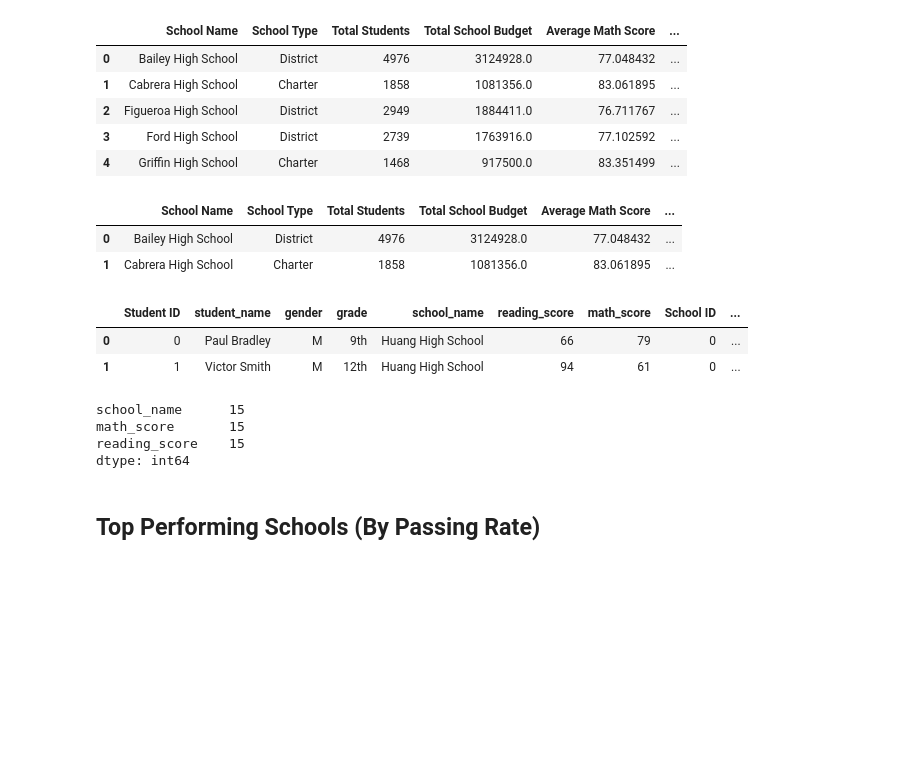
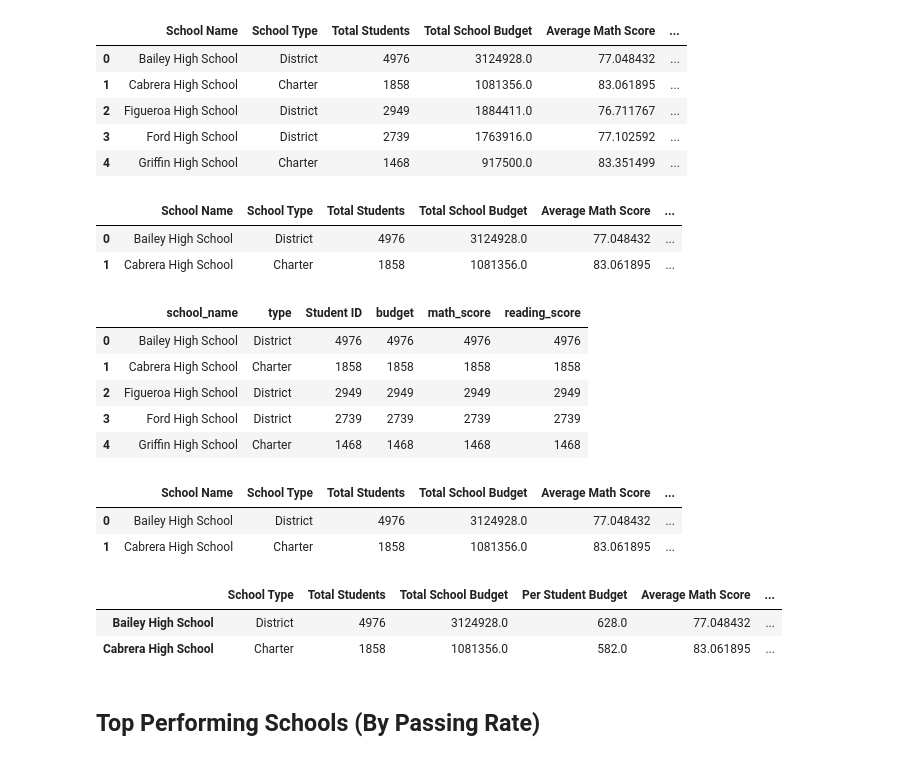
Before and after one commit to shaunclarke2333/Pandas, a Jupyter notebook: PyCitySchools_starter.ipynb, the cells around one changed output. Saved outputs shown, nothing was run; the diff lists cells and outputs as text; code cells hidden in the pictures; blank space fills up the shorter version.

```diff
--- a/PyCitySchools_starter.ipynb
+++ b/PyCitySchools_starter.ipynb
@@ -189,34 +197,20 @@ school_summary.head()
 | 4 | Griffin High School | Charter | 1468 | 917500.0 | 83.351499 | ... |
 # %%
 per_student_budget = school_summary["Total School Budget"] / school_summary["Total Students"]
-school_summary["Per Student Budget"] = per_student_budget
-school_summary.head(2)
+#per_student_budget
-# %% [output]
-|  | School Name | School Type | Total Students | Total School Budget | Average Math Score | ... |
-| 0 | Bailey High School | District | 4976 | 3124928.0 | 77.048432 | ... |
-| 1 | Cabrera High School | Charter | 1858 | 1081356.0 | 83.061895 | ... |
-# %%
-school_data_complete.head(2)
-# %% [output]
-|  | Student ID | student_name | gender | grade | school_name | reading_score | math_score | School ID | ... |
-| 0 | 0 | Paul Bradley | M | 9th | Huang High School | 66 | 79 | 0 | ... |
-| 1 | 1 | Victor Smith | M | 12th | Huang High School | 94 | 61 | 0 | ... |
-# %%
-per_pass = pd.DataFrame({"school_name":school_data_complete["school_name"],
-                         "math_score":school_data_complete["math_score"],
-                         "reading_score":school_data_complete["reading_score"]
-                        })
-new_per_pass = per_pass[per_pass["math_score"] >= 70]
-gr_new_per_pass = new_per_pass.groupby(["school_name"], as_index=False)
-
-#gr_new_per_pass.count().head()
-gr_per_pass_df = pd.DataFrame({"school_name":gr_new_per_pass["school_name"],
-                               "math_score":gr_new_per_pass["math_score"],
-                              "reading_score":gr_new_per_pass["reading_score"]})
-gr_per_pass_df.count().head()
-#passing_math = (gr_new_per_pass["math_score"] / school_summary["Total Students"])
-# %% [output]
-school_name      15
-math_score       15
-reading_score    15
-dtype: int64
+# %%
+school_summary["Per Student Budget"]= per_student_budget
+school_summary.head(2)
+# %% [output]
+|  | School Name | School Type | Total Students | Total School Budget | Average Math Score | ... |
+| 0 | Bailey High School | District | 4976 | 3124928.0 | 77.048432 | ... |
+| 1 | Cabrera High School | Charter | 1858 | 1081356.0 | 83.061895 | ... |
+# %%
+gr_rest_of_frame.count().head(5)
+# %% [output]
+|  | school_name | type | Student ID | budget | math_score | reading_score |
+| 0 | Bailey High School | District | 4976 | 4976 | 4976 | 4976 |
+| 1 | Cabrera High School | Charter | 1858 | 1858 | 1858 | 1858 |
+| 2 | Figueroa High School | District | 2949 | 2949 | 2949 | 2949 |
+| 3 | Ford High School | District | 2739 | 2739 | 2739 | 2739 |
+| 4 | Griffin High School | Charter | 1468 | 1468 | 1468 | 1468 |
@@ -223,3 +228,28 @@ dtype: int64
+# %%
+read_pass = school_data_complete[school_data_complete["reading_score"] >= 70]
+gr_read_pass = read_pass.groupby(["school_name"], as_index=False)
+total_pass_read = gr_read_pass["Student ID"].count()
+total_pass_read = total_pass_read.drop(columns="school_name")
+
+total_pass_read.head()
+
+percent_passing_read = (total_pass_read["Student ID"] / school_summary["Total Students"]) * 100
+percent_passing_read
+school_summary["% Passing reading"]= percent_passing_read
+school_summary.head(2)
+# %% [output]
+|  | School Name | School Type | Total Students | Total School Budget | Average Math Score | ... |
+| 0 | Bailey High School | District | 4976 | 3124928.0 | 77.048432 | ... |
+| 1 | Cabrera High School | Charter | 1858 | 1081356.0 | 83.061895 | ... |
+# %%
+overall_passing_rate = (school_summary["% Passing Math"] + school_summary["% Passing reading"])/2
+school_summary["% Overall Passing Rate"]= overall_passing_rate
+del school_summary.index.name
+school_summary.head(2)
+# %% [output]
+|  | School Type | Total Students | Total School Budget | Per Student Budget | Average Math Score | ... |
+| Bailey High School | District | 4976 | 3124928.0 | 628.0 | 77.048432 | ... |
+| Cabrera High School | Charter | 1858 | 1081356.0 | 582.0 | 83.061895 | ... |
 # %% [markdown]
 ## Top Performing Schools (By Passing Rate)
 # %% [markdown]
```
Also changed, not shown: parts of 17 cells of this notebook.
